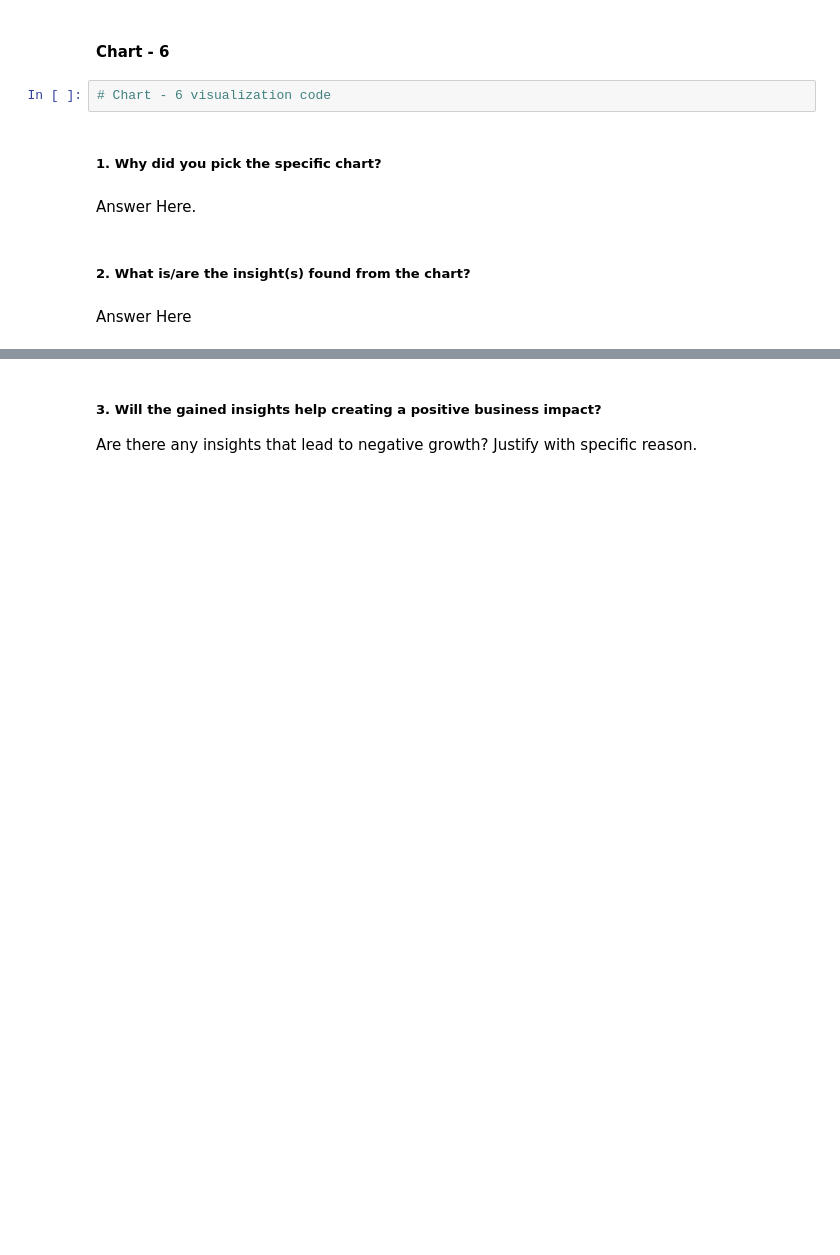
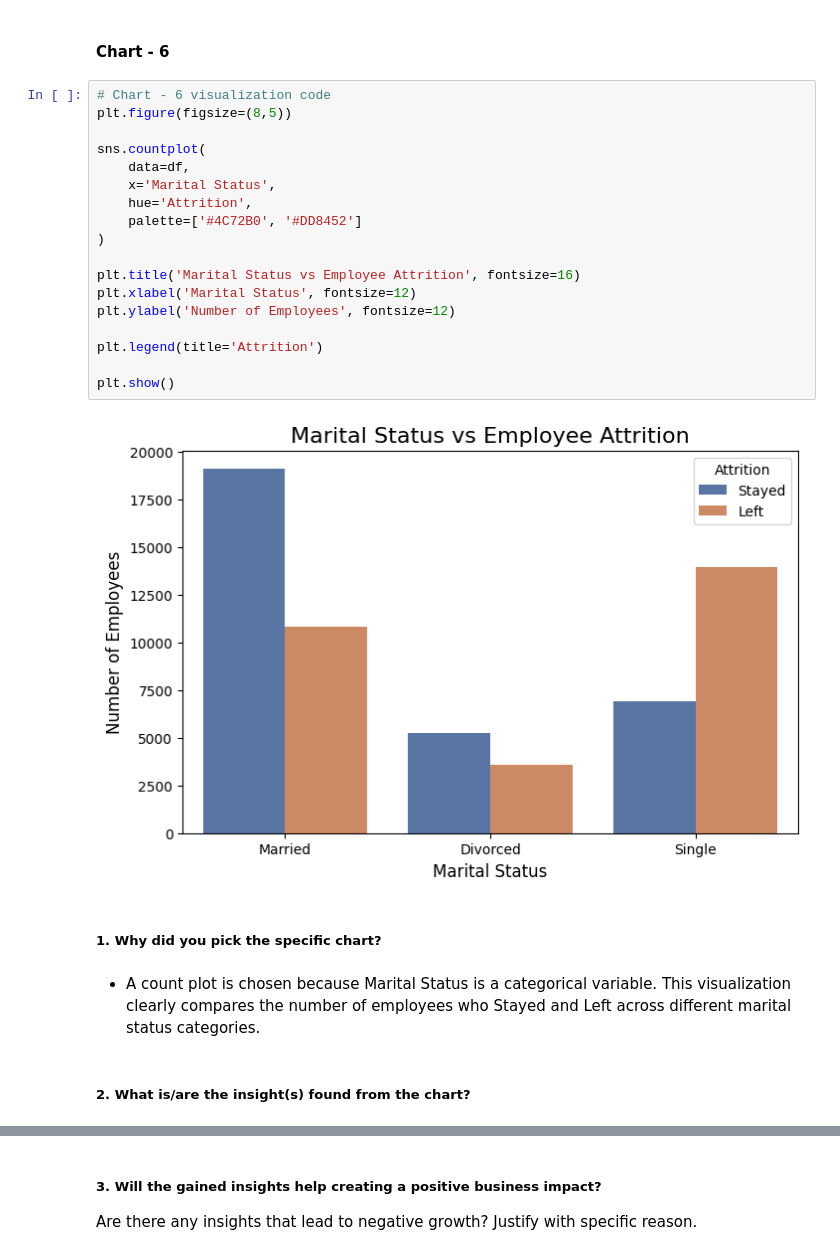
Before and after one commit to Sneha8126/Sneha-Sample-Classisfication--ML-Submission-Template, a Jupyter notebook: Sneha_Sample_Classisfication_ML_Submission_Template.ipynb, the cells around one changed output, grey strips where cells are left out. Saved outputs shown, nothing was run; the diff lists cells and outputs as text; blank space fills up the shorter version.

Commit message:
Added Chart-6 and its insights

```diff
--- a/Sneha_Sample_Classisfication_ML_Submission_Template.ipynb
+++ b/Sneha_Sample_Classisfication_ML_Submission_Template.ipynb
@@ -564,13 +564,29 @@ The comparatively higher attrition among female employees suggests that the orga
 * A higher attrition rate among female employees may negatively impact business growth by reducing workforce diversity, increasing recruitment and training costs, and potentially affecting team stability and organizational performance.
 # %% [markdown]
 #### Chart - 6
-# %%
-# Chart - 6 visualization code
+# %%
+# Chart - 6 visualization code
+plt.figure(figsize=(8,5))
+
+sns.countplot(
+    data=df,
+    x='Marital Status',
+    hue='Attrition',
+    palette=['#4C72B0', '#DD8452']
+)
+
+plt.title('Marital Status vs Employee Attrition', fontsize=16)
+plt.xlabel('Marital Status', fontsize=12)
+plt.ylabel('Number of Employees', fontsize=12)
+
+plt.legend(title='Attrition')
+
+plt.show()
+# %% [output]
+[figure, added]
 # %% [markdown]
 ##### 1. Why did you pick the specific chart?
-# %% [markdown]
-Answer Here.
+# %% [markdown]
+* A count plot is chosen because Marital Status is a categorical variable. This visualization clearly compares the number of employees who Stayed and Left across different marital status categories.
 # %% [markdown]
 ##### 2. What is/are the insight(s) found from the chart?
-# %% [markdown]
-Answer Here
```
Also changed, not shown: parts of 3 cells of this notebook.
